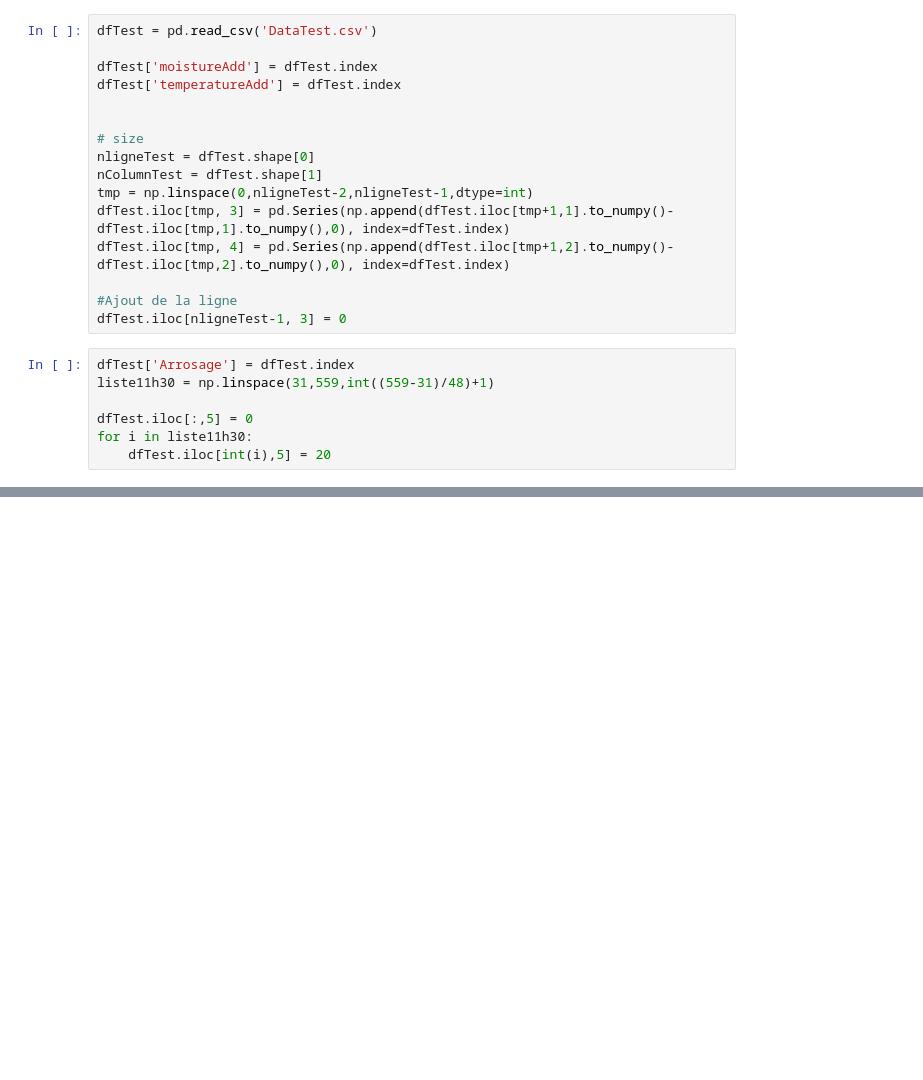
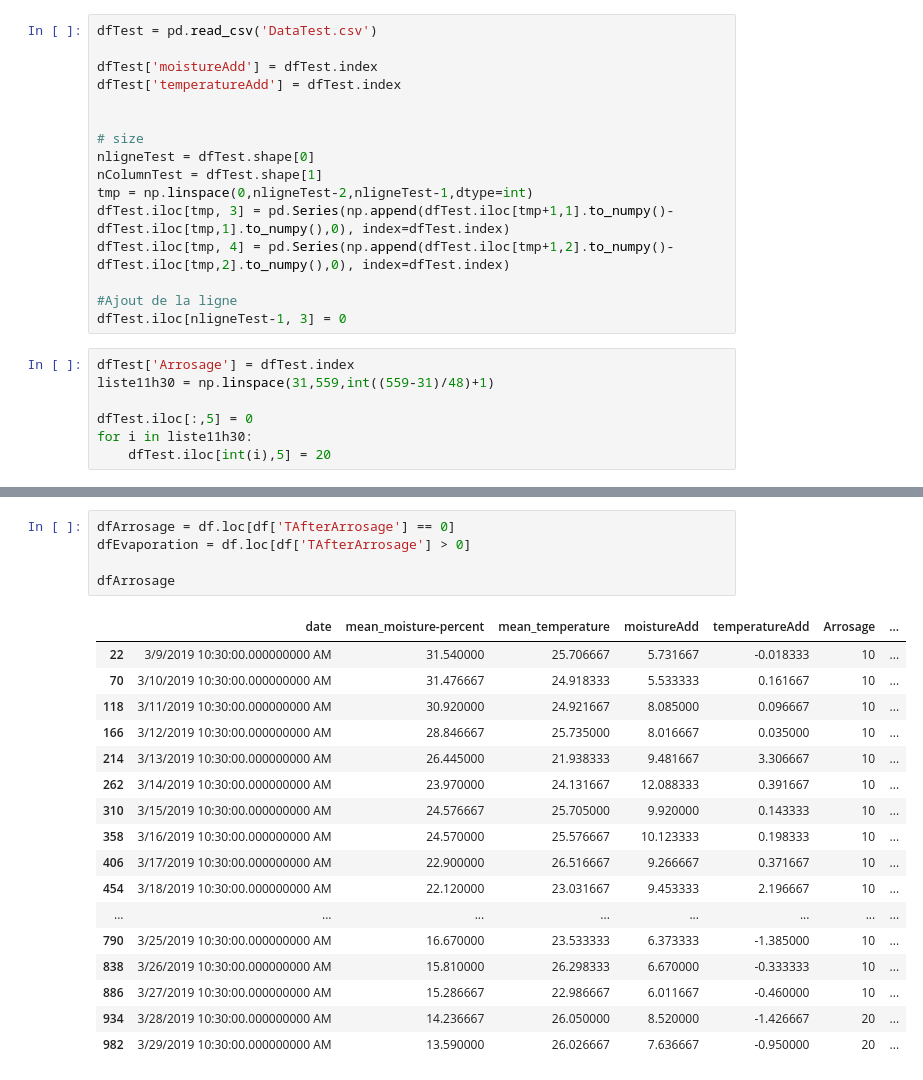
Before and after one commit to cui-unige/BSc-sensor-machine-learning, a Jupyter notebook: ML Integration.ipynb, the cells around one changed output, grey strips where cells are left out. Saved outputs shown, nothing was run; the diff lists cells and outputs as text; blank space fills up the shorter version.

```diff
--- a/ML Integration.ipynb
+++ b/ML Integration.ipynb
@@ -325,0 +328,23 @@ print(np.sum(dfTest.iloc[range(0+init+1,TestSize+init+1),1].values-result2)/Test
+# %%
+dfArrosage = df.loc[df['TAfterArrosage'] == 0]
+dfEvaporation = df.loc[df['TAfterArrosage'] > 0]
+
+dfArrosage
+# %% [output]
+|  | date | mean_moisture-percent | mean_temperature | moistureAdd | temperatureAdd | Arrosage | ... |
+| 22 | 3/9/2019 10:30:00.000000000 AM | 31.540000 | 25.706667 | 5.731667 | -0.018333 | 10 | ... |
+| 70 | 3/10/2019 10:30:00.000000000 AM | 31.476667 | 24.918333 | 5.533333 | 0.161667 | 10 | ... |
+| 118 | 3/11/2019 10:30:00.000000000 AM | 30.920000 | 24.921667 | 8.085000 | 0.096667 | 10 | ... |
+| 166 | 3/12/2019 10:30:00.000000000 AM | 28.846667 | 25.735000 | 8.016667 | 0.035000 | 10 | ... |
+| 214 | 3/13/2019 10:30:00.000000000 AM | 26.445000 | 21.938333 | 9.481667 | 3.306667 | 10 | ... |
+| 262 | 3/14/2019 10:30:00.000000000 AM | 23.970000 | 24.131667 | 12.088333 | 0.391667 | 10 | ... |
+| 310 | 3/15/2019 10:30:00.000000000 AM | 24.576667 | 25.705000 | 9.920000 | 0.143333 | 10 | ... |
+| 358 | 3/16/2019 10:30:00.000000000 AM | 24.570000 | 25.576667 | 10.123333 | 0.198333 | 10 | ... |
+| 406 | 3/17/2019 10:30:00.000000000 AM | 22.900000 | 26.516667 | 9.266667 | 0.371667 | 10 | ... |
+| 454 | 3/18/2019 10:30:00.000000000 AM | 22.120000 | 23.031667 | 9.453333 | 2.196667 | 10 | ... |
+| ... | ... | ... | ... | ... | ... | ... | ... |
+| 790 | 3/25/2019 10:30:00.000000000 AM | 16.670000 | 23.533333 | 6.373333 | -1.385000 | 10 | ... |
+| 838 | 3/26/2019 10:30:00.000000000 AM | 15.810000 | 26.298333 | 6.670000 | -0.333333 | 10 | ... |
+| 886 | 3/27/2019 10:30:00.000000000 AM | 15.286667 | 22.986667 | 6.011667 | -0.460000 | 10 | ... |
+| 934 | 3/28/2019 10:30:00.000000000 AM | 14.236667 | 26.050000 | 8.520000 | -1.426667 | 20 | ... |
+| 982 | 3/29/2019 10:30:00.000000000 AM | 13.590000 | 26.026667 | 7.636667 | -0.950000 | 20 | ... |
```
Also changed, not shown: parts of 23 cells of this notebook.
